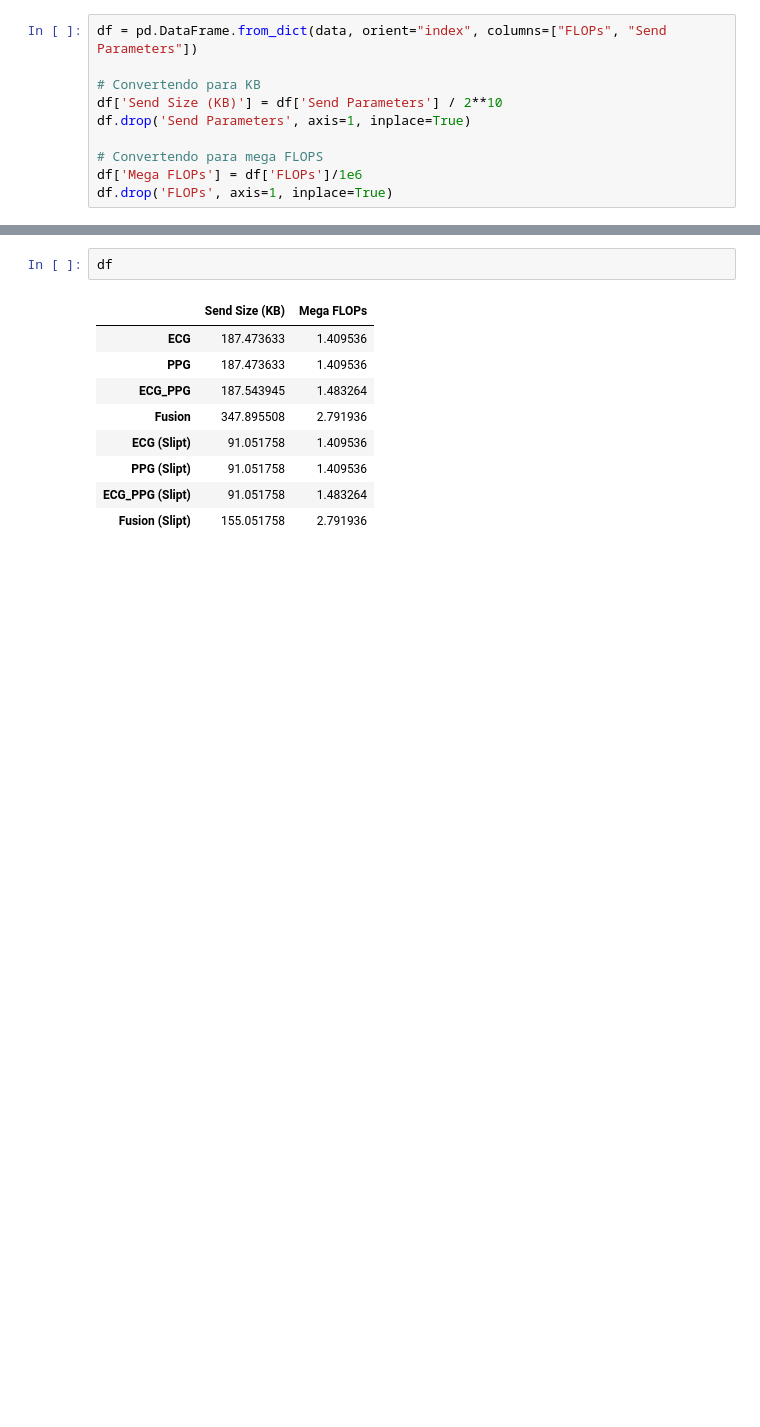
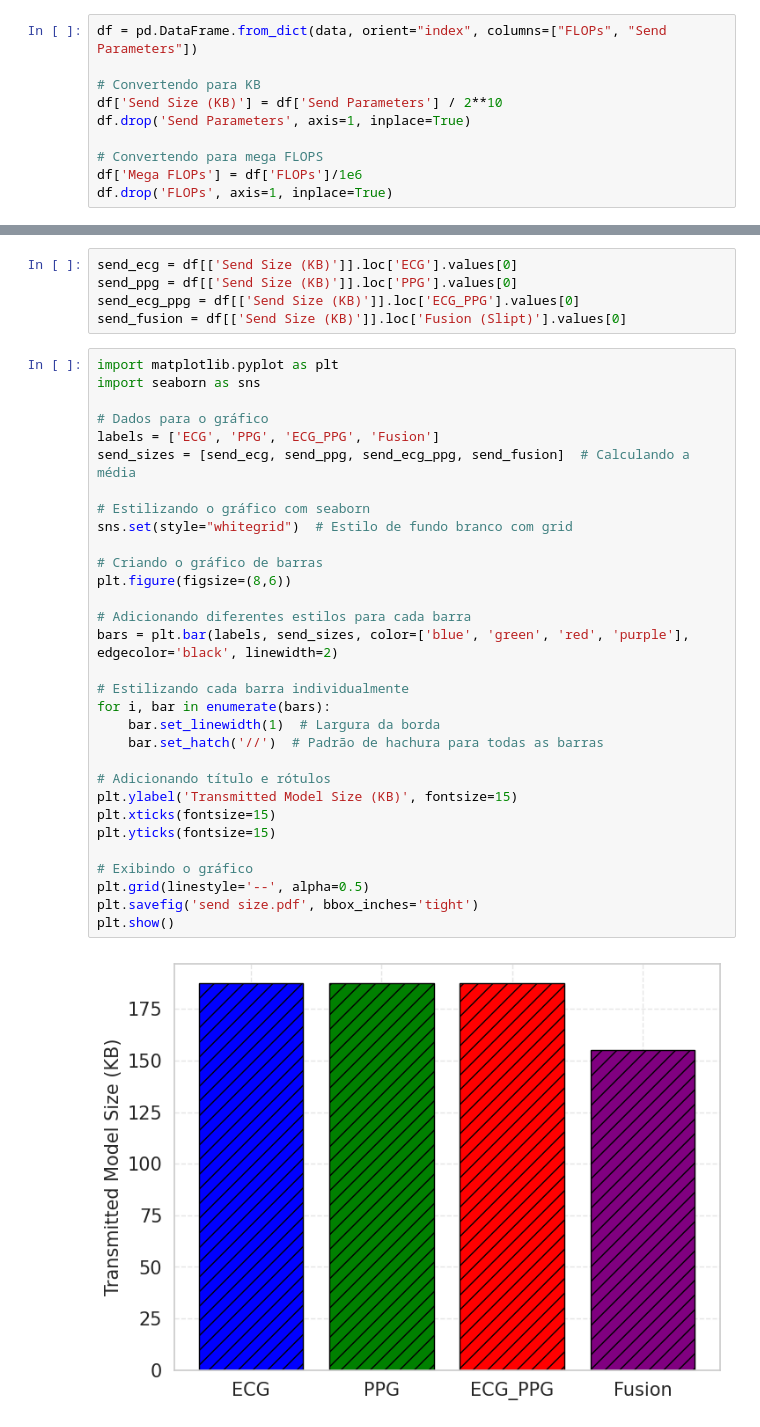
Before and after one commit to OrenanM/ECG_PPG_FL, a Jupyter notebook: bio models analysis/Analysis.ipynb, the cells around one changed output, grey strips where cells are left out. Saved outputs shown, nothing was run; the diff lists cells and outputs as text; blank space fills up the shorter version.

```diff
--- a/bio models analysis/Analysis.ipynb
+++ b/bio models analysis/Analysis.ipynb
@@ -91,12 +102,38 @@ df.to_csv('flops and size.csv')
-# %%
-df
-# %% [output]
-|  | Send Size (KB) | Mega FLOPs |
-| ECG | 187.473633 | 1.409536 |
-| PPG | 187.473633 | 1.409536 |
-| ECG_PPG | 187.543945 | 1.483264 |
-| Fusion | 347.895508 | 2.791936 |
-| ECG (Slipt) | 91.051758 | 1.409536 |
-| PPG (Slipt) | 91.051758 | 1.409536 |
-| ECG_PPG (Slipt) | 91.051758 | 1.483264 |
-| Fusion (Slipt) | 155.051758 | 2.791936 |
+# %%
+send_ecg = df[['Send Size (KB)']].loc['ECG'].values[0]
+send_ppg = df[['Send Size (KB)']].loc['PPG'].values[0]
+send_ecg_ppg = df[['Send Size (KB)']].loc['ECG_PPG'].values[0]
+send_fusion = df[['Send Size (KB)']].loc['Fusion (Slipt)'].values[0]
+# %%
+import matplotlib.pyplot as plt
+import seaborn as sns
+
+# Dados para o gráfico
+labels = ['ECG', 'PPG', 'ECG_PPG', 'Fusion']
+send_sizes = [send_ecg, send_ppg, send_ecg_ppg, send_fusion]  # Calculando a média
+
+# Estilizando o gráfico com seaborn
+sns.set(style="whitegrid")  # Estilo de fundo branco com grid
+
+# Criando o gráfico de barras
+plt.figure(figsize=(8,6))
+
+# Adicionando diferentes estilos para cada barra
+bars = plt.bar(labels, send_sizes, color=['blue', 'green', 'red', 'purple'], edgecolor='black', linewidth=2)
+
+# Estilizando cada barra individualmente
+for i, bar in enumerate(bars):
+    bar.set_linewidth(1)  # Largura da borda
+    bar.set_hatch('//')  # Padrão de hachura para todas as barras
+
+# Adicionando título e rótulos
+plt.ylabel('Transmitted Model Size (KB)', fontsize=15)
+plt.xticks(fontsize=15)
+plt.yticks(fontsize=15)
+
+# Exibindo o gráfico
+plt.grid(linestyle='--', alpha=0.5)
+plt.savefig('send size.pdf', bbox_inches='tight')
+plt.show()
+# %% [output]
+[figure, added]
```
Also changed, not shown: parts of 1 cell of this notebook, 16 other files.
